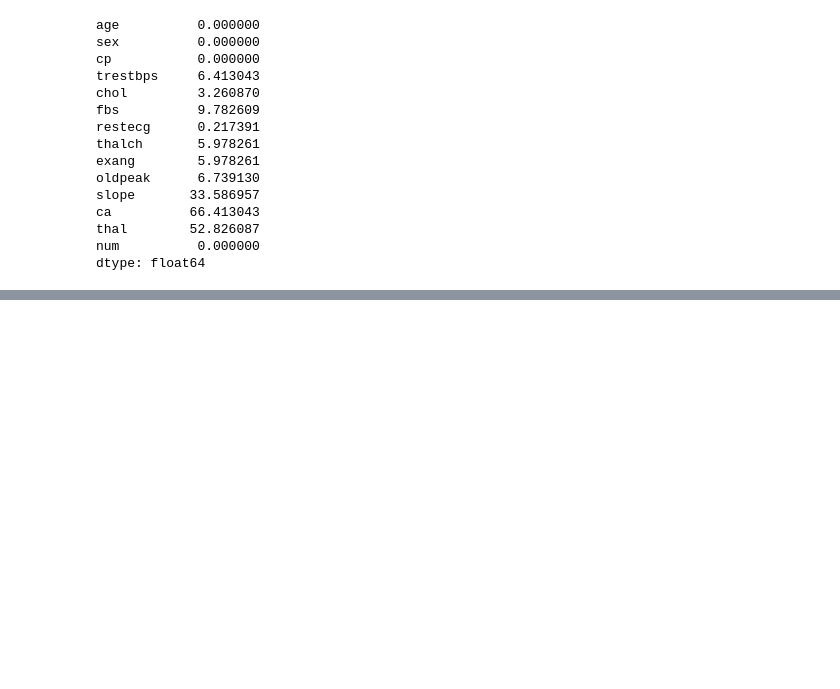
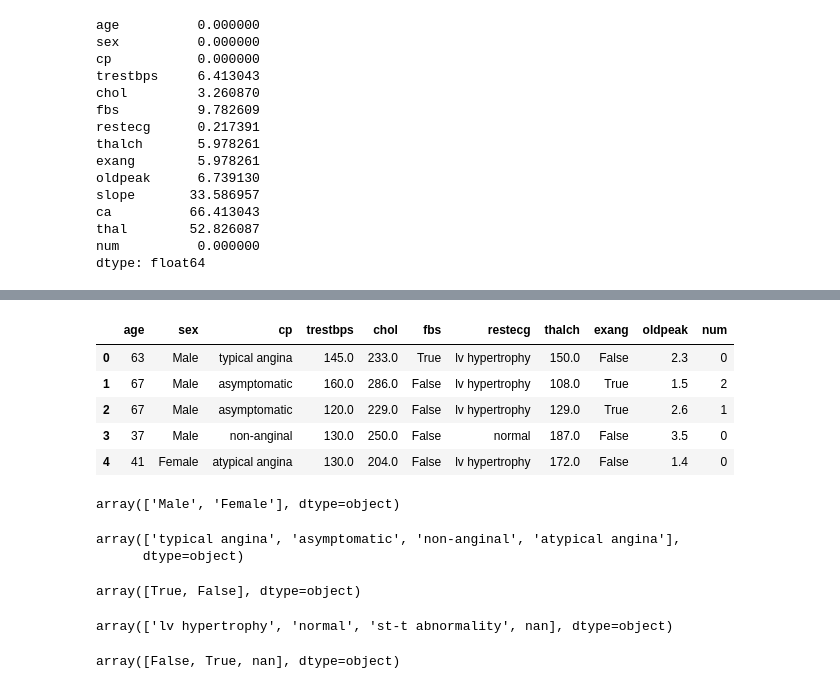
Before and after one commit to NIKHILNARSIPALLI/Heart-Disease-Prediction, a Jupyter notebook: Heart_Disease_Prediction_pnfsintern.ipynb, the cells around one changed output, grey strips where cells are left out. Drawn from its saved outputs; the diff is of its cells as text; code cells hidden in the pictures; blank space fills up the shorter version.

Commit message:
Started transforming the data

```diff
--- a/Heart_Disease_Prediction_pnfsintern.ipynb
+++ b/Heart_Disease_Prediction_pnfsintern.ipynb
@@ -201,0 +237,5 @@ dtype: float64
+# %%
+# since the correlation between the mossing valus in the columns thalch, exang and oldpeak
+# let's remove missing values from those rows where there are missing values in all 3 columns
+
+df = df.dropna(how='all', subset=['thalch','exang','oldpeak'])
@@ -201,0 +259,4 @@ dtype: float64
+# %%
+# let's try the same for the columns fbs and chol
+
+df = df.dropna(how='any', subset=['fbs','chol'])
@@ -201,0 +305,32 @@ dtype: float64
+# %%
+df.head()
+# %% [output]
+|  | age | sex | cp | trestbps | chol | fbs | restecg | thalch | exang | oldpeak | num |
+| 0 | 63 | Male | typical angina | 145.0 | 233.0 | True | lv hypertrophy | 150.0 | False | 2.3 | 0 |
+| 1 | 67 | Male | asymptomatic | 160.0 | 286.0 | False | lv hypertrophy | 108.0 | True | 1.5 | 2 |
+| 2 | 67 | Male | asymptomatic | 120.0 | 229.0 | False | lv hypertrophy | 129.0 | True | 2.6 | 1 |
+| 3 | 37 | Male | non-anginal | 130.0 | 250.0 | False | normal | 187.0 | False | 3.5 | 0 |
+| 4 | 41 | Female | atypical angina | 130.0 | 204.0 | False | lv hypertrophy | 172.0 | False | 1.4 | 0 |
+# %%
+#let's check for the unique values and transform the dataset
+
+df['sex'].unique()
+# %% [output]
+array(['Male', 'Female'], dtype=object)
+# %%
+df['cp'].unique()
+# %% [output]
+array(['typical angina', 'asymptomatic', 'non-anginal', 'atypical angina'],
+      dtype=object)
+# %%
+df['fbs'].unique()
+# %% [output]
+array([True, False], dtype=object)
+# %%
+df['restecg'].unique()
+# %% [output]
+array(['lv hypertrophy', 'normal', 'st-t abnormality', nan], dtype=object)
+# %%
+df['exang'].unique()
+# %% [output]
+array([False, True, nan], dtype=object)
```
Also changed, not shown: parts of 9 cells of this notebook.
